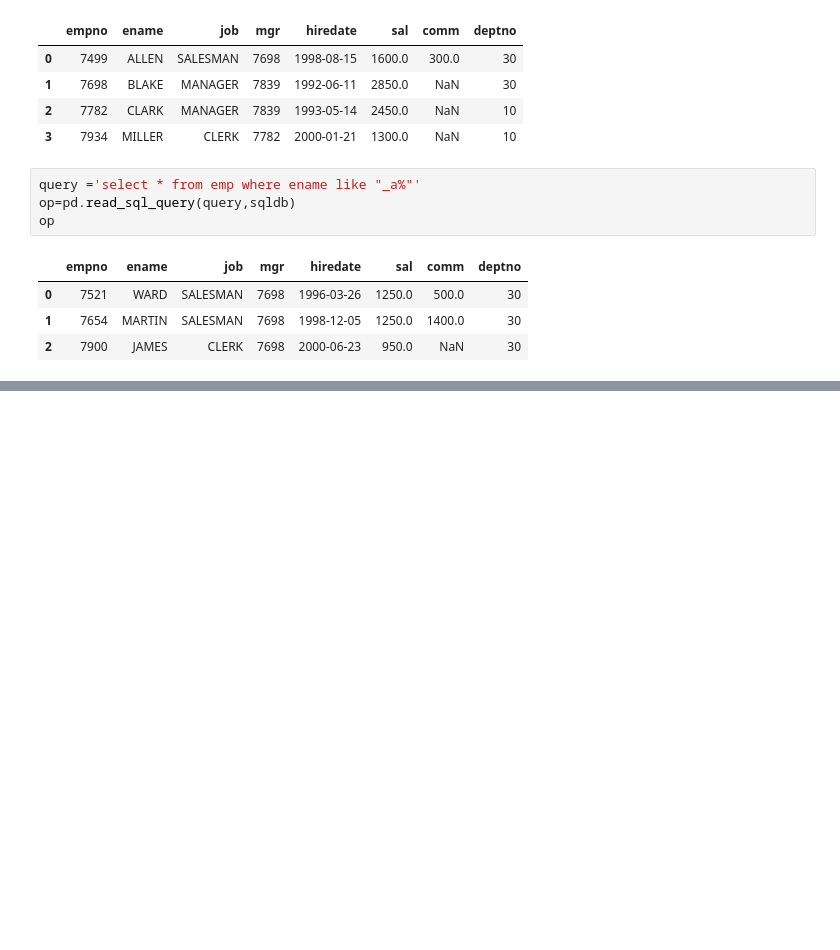
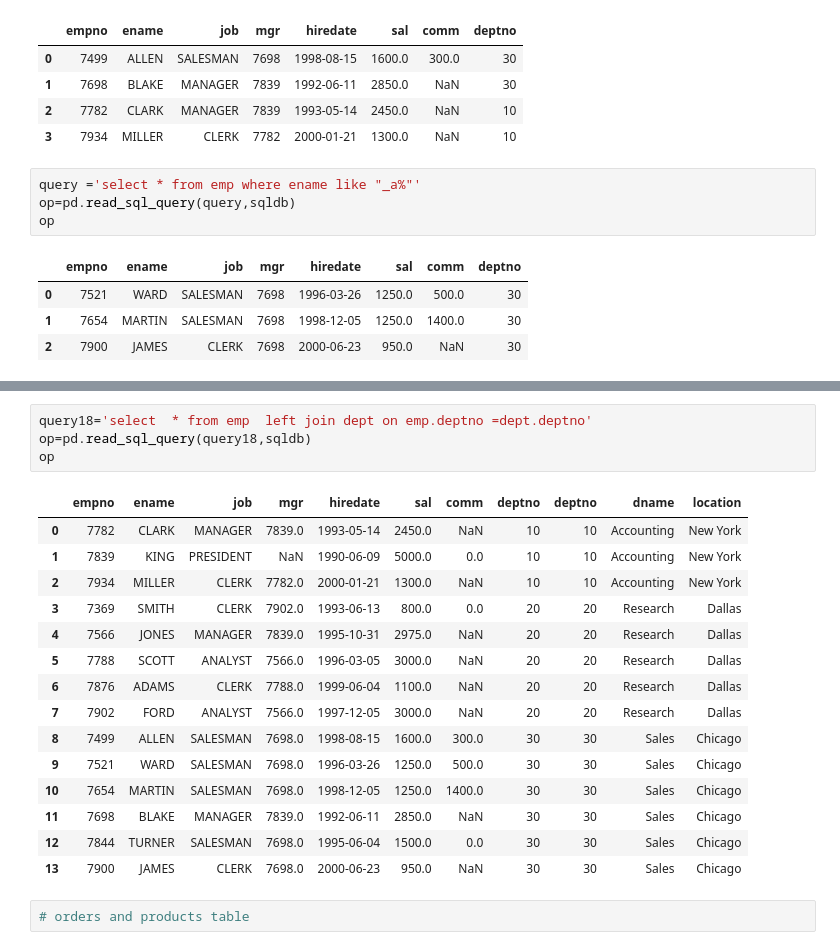
Before and after one commit to SanthoshMohan42/codon, a Jupyter notebook: mysql.ipynb, the cells around one changed output, grey strips where cells are left out. Drawn from its saved outputs; the diff is of its cells as text; blank space fills up the shorter version.

```diff
--- a/mysql.ipynb
+++ b/mysql.ipynb
@@ -497,0 +680,22 @@ op
+# %%
+query18='select  * from emp  left join dept on emp.deptno =dept.deptno'
+op=pd.read_sql_query(query18,sqldb)
+op
+# %% [output]
+|  | empno | ename | job | mgr | hiredate | sal | comm | deptno | deptno | dname | location |
+| 0 | 7782 | CLARK | MANAGER | 7839.0 | 1993-05-14 | 2450.0 | NaN | 10 | 10 | Accounting | New York |
+| 1 | 7839 | KING | PRESIDENT | NaN | 1990-06-09 | 5000.0 | 0.0 | 10 | 10 | Accounting | New York |
+| 2 | 7934 | MILLER | CLERK | 7782.0 | 2000-01-21 | 1300.0 | NaN | 10 | 10 | Accounting | New York |
+| 3 | 7369 | SMITH | CLERK | 7902.0 | 1993-06-13 | 800.0 | 0.0 | 20 | 20 | Research | Dallas |
+| 4 | 7566 | JONES | MANAGER | 7839.0 | 1995-10-31 | 2975.0 | NaN | 20 | 20 | Research | Dallas |
+| 5 | 7788 | SCOTT | ANALYST | 7566.0 | 1996-03-05 | 3000.0 | NaN | 20 | 20 | Research | Dallas |
+| 6 | 7876 | ADAMS | CLERK | 7788.0 | 1999-06-04 | 1100.0 | NaN | 20 | 20 | Research | Dallas |
+| 7 | 7902 | FORD | ANALYST | 7566.0 | 1997-12-05 | 3000.0 | NaN | 20 | 20 | Research | Dallas |
+| 8 | 7499 | ALLEN | SALESMAN | 7698.0 | 1998-08-15 | 1600.0 | 300.0 | 30 | 30 | Sales | Chicago |
+| 9 | 7521 | WARD | SALESMAN | 7698.0 | 1996-03-26 | 1250.0 | 500.0 | 30 | 30 | Sales | Chicago |
+| 10 | 7654 | MARTIN | SALESMAN | 7698.0 | 1998-12-05 | 1250.0 | 1400.0 | 30 | 30 | Sales | Chicago |
+| 11 | 7698 | BLAKE | MANAGER | 7839.0 | 1992-06-11 | 2850.0 | NaN | 30 | 30 | Sales | Chicago |
+| 12 | 7844 | TURNER | SALESMAN | 7698.0 | 1995-06-04 | 1500.0 | 0.0 | 30 | 30 | Sales | Chicago |
+| 13 | 7900 | JAMES | CLERK | 7698.0 | 2000-06-23 | 950.0 | NaN | 30 | 30 | Sales | Chicago |
+# %%
+# orders and products table
```
Also changed, not shown: parts of 20 cells of this notebook.
